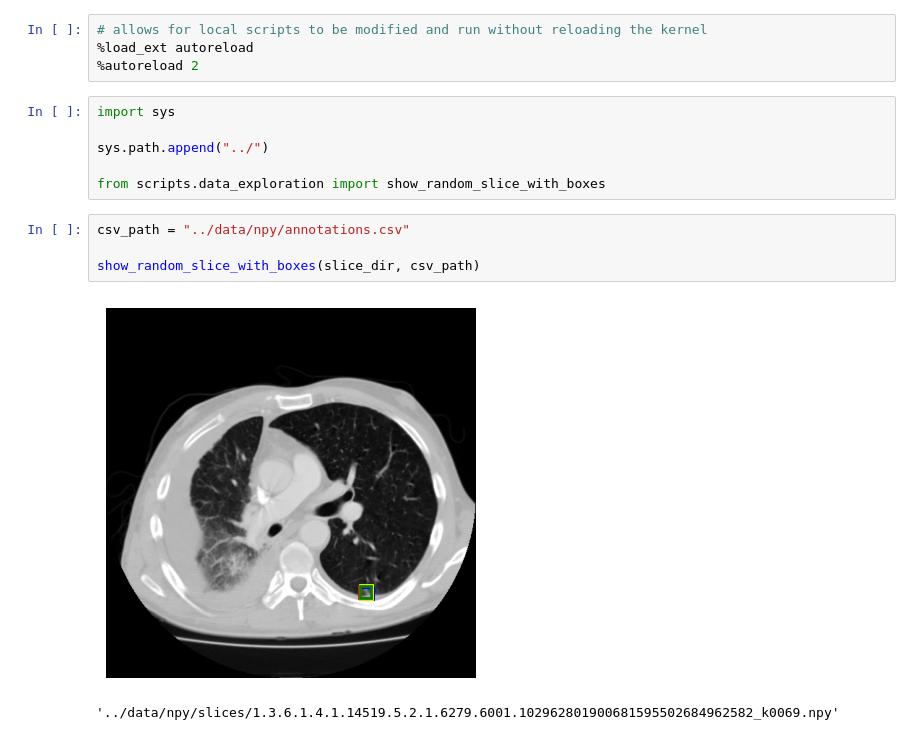
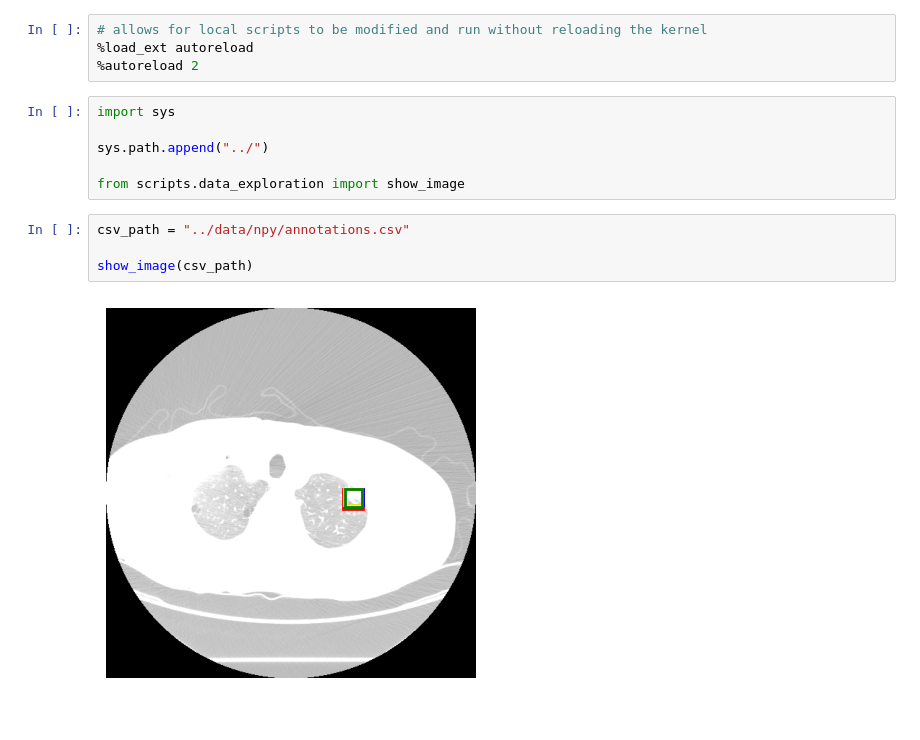
Before and after one commit to nkoranda97/capstone, a Jupyter notebook: notebooks/data_exploration.ipynb, the cells around one changed output. Cells and saved outputs as stored; diff of their text form.

Commit message:
data conversion and simple viewing

```diff
--- a/notebooks/data_exploration.ipynb
+++ b/notebooks/data_exploration.ipynb
@@ -7,11 +7,10 @@ import sys
 
 sys.path.append("../")
 
-from scripts.data_exploration import show_random_slice_with_boxes
+from scripts.data_exploration import show_image
 # %%
 csv_path = "../data/npy/annotations.csv"
 
-show_random_slice_with_boxes(slice_dir, csv_path)
+show_image(csv_path)
 # %% [output]
-[figure, old version]
+[figure, new version]
-'../data/npy/slices/1.3.6.1.4.1.14519.5.2.1.6279.6001.102962801900681595502684962582_k0069.npy'
```
Also changed, not shown: 2 other files.
